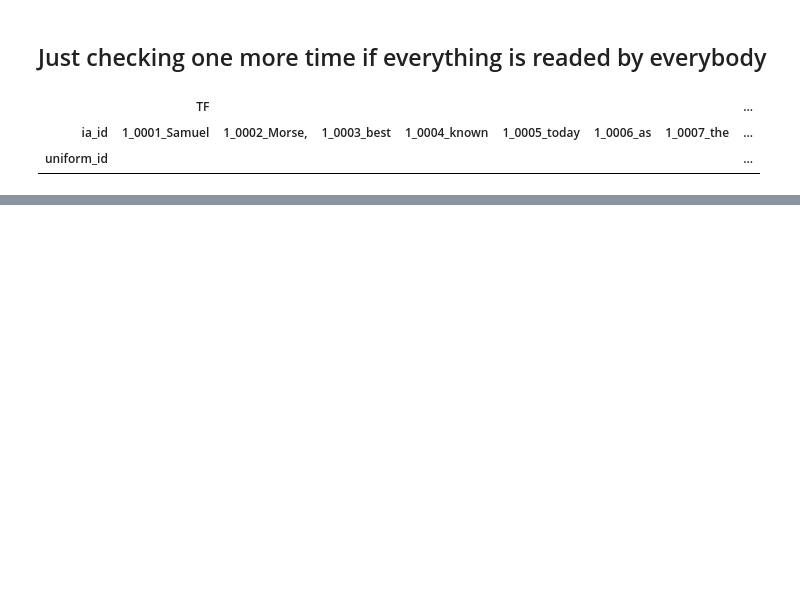
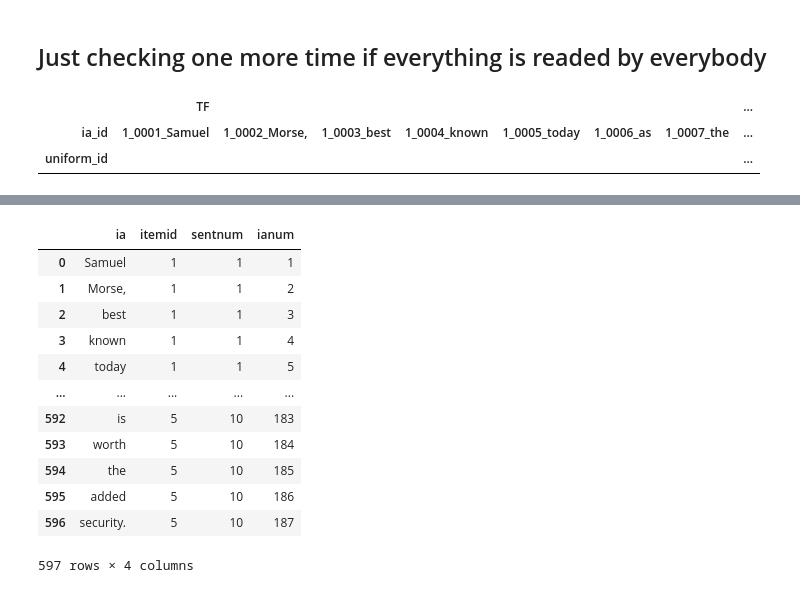
Before and after one commit to linaskerath/ANLP_project, a Jupyter notebook: scripts/data_preparation_new.ipynb, the cells around one changed output, grey strips where cells are left out. Saved outputs shown, nothing was run; the diff lists cells and outputs as text; code cells hidden in the pictures; blank space fills up the shorter version.

Commit message:
fixed sorting + creating df for annotations

```diff
--- a/scripts/data_preparation_new.ipynb
+++ b/scripts/data_preparation_new.ipynb
@@ -347,3 +326,22 @@ uniform_id
 # %%
 df.to_pickle("../data/df.pickle")
 df_pivot.to_pickle("../data/df_pivoted.pickle")
+# %%
+df_annotation = df[["ia_id", "ia", "itemid", "sentnum", "ianum"]].drop_duplicates().reset_index(drop=True)
+df_annotation[["itemid", "sentnum", "ianum"]] = df_annotation[["itemid", "sentnum", "ianum"]].astype(int)
+df_annotation = df_annotation.drop(columns="ia_id")
+df_annotation
+# %% [output]
+|  | ia | itemid | sentnum | ianum |
+| 0 | Samuel | 1 | 1 | 1 |
+| 1 | Morse, | 1 | 1 | 2 |
+| 2 | best | 1 | 1 | 3 |
+| 3 | known | 1 | 1 | 4 |
+| 4 | today | 1 | 1 | 5 |
+| ... | ... | ... | ... | ... |
+| 592 | is | 5 | 10 | 183 |
+| 593 | worth | 5 | 10 | 184 |
+| 594 | the | 5 | 10 | 185 |
+| 595 | added | 5 | 10 | 186 |
+| 596 | security. | 5 | 10 | 187 |
+597 rows × 4 columns
```
Also changed, not shown: parts of 5 cells of this notebook.
